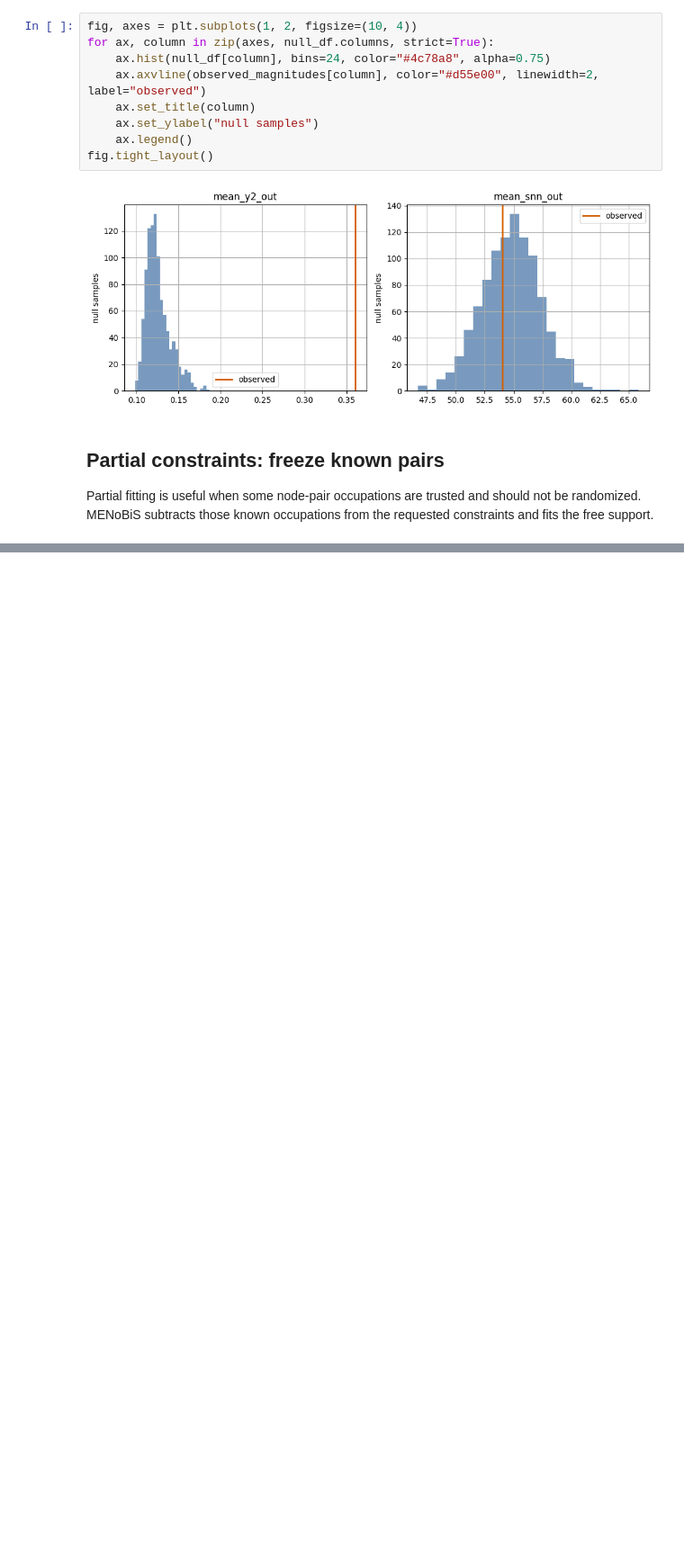
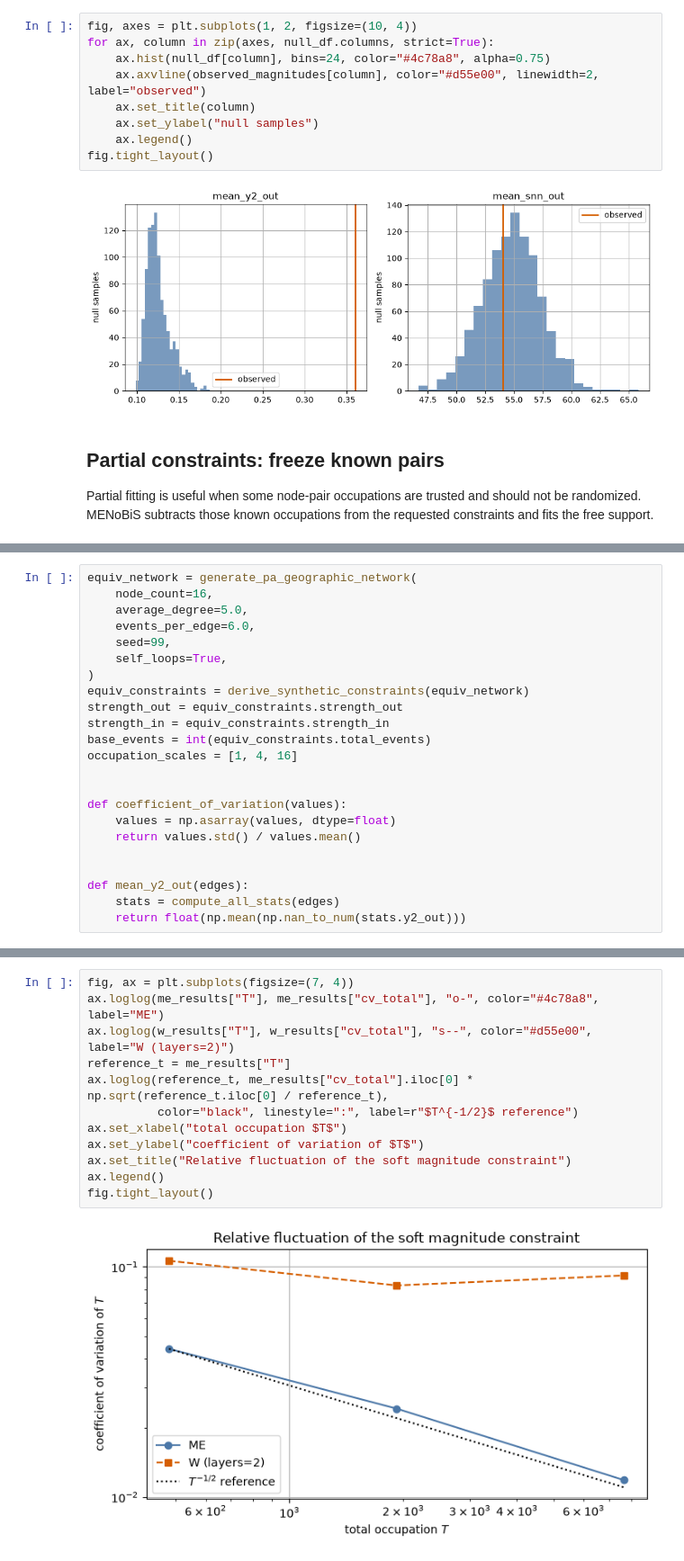
Before and after one commit to uladribia/menobis, a Jupyter notebook: docs/examples/main-use-cases.ipynb, the cells around one changed output, grey strips where cells are left out. Shown at 90% size. Saved outputs shown, nothing was run; the diff lists cells and outputs as text; blank space fills up the shorter version.

```diff
--- a/docs/examples/main-use-cases.ipynb
+++ b/docs/examples/main-use-cases.ipynb
@@ -386,0 +364,23 @@ fig.tight_layout()
+# %%
+equiv_network = generate_pa_geographic_network(
+    node_count=16,
+    average_degree=5.0,
+    events_per_edge=6.0,
+    seed=99,
+    self_loops=True,
+)
+equiv_constraints = derive_synthetic_constraints(equiv_network)
+strength_out = equiv_constraints.strength_out
+strength_in = equiv_constraints.strength_in
+base_events = int(equiv_constraints.total_events)
+occupation_scales = [1, 4, 16]
+
+
+def coefficient_of_variation(values):
+    values = np.asarray(values, dtype=float)
+    return values.std() / values.mean()
+
+
+def mean_y2_out(edges):
+    stats = compute_all_stats(edges)
+    return float(np.mean(np.nan_to_num(stats.y2_out)))
@@ -386,0 +495,14 @@ fig.tight_layout()
+# %%
+fig, ax = plt.subplots(figsize=(7, 4))
+ax.loglog(me_results["T"], me_results["cv_total"], "o-", color="#4c78a8", label="ME")
+ax.loglog(w_results["T"], w_results["cv_total"], "s--", color="#d55e00", label="W (layers=2)")
+reference_t = me_results["T"]
+ax.loglog(reference_t, me_results["cv_total"].iloc[0] * np.sqrt(reference_t.iloc[0] / reference_t),
+          color="black", linestyle=":", label=r"$T^{-1/2}$ reference")
+ax.set_xlabel("total occupation $T$")
+ax.set_ylabel("coefficient of variation of $T$")
+ax.set_title("Relative fluctuation of the soft magnitude constraint")
+ax.legend()
+fig.tight_layout()
+# %% [output]
+[figure, added]
```
Also changed, not shown: parts of 24 cells of this notebook.
